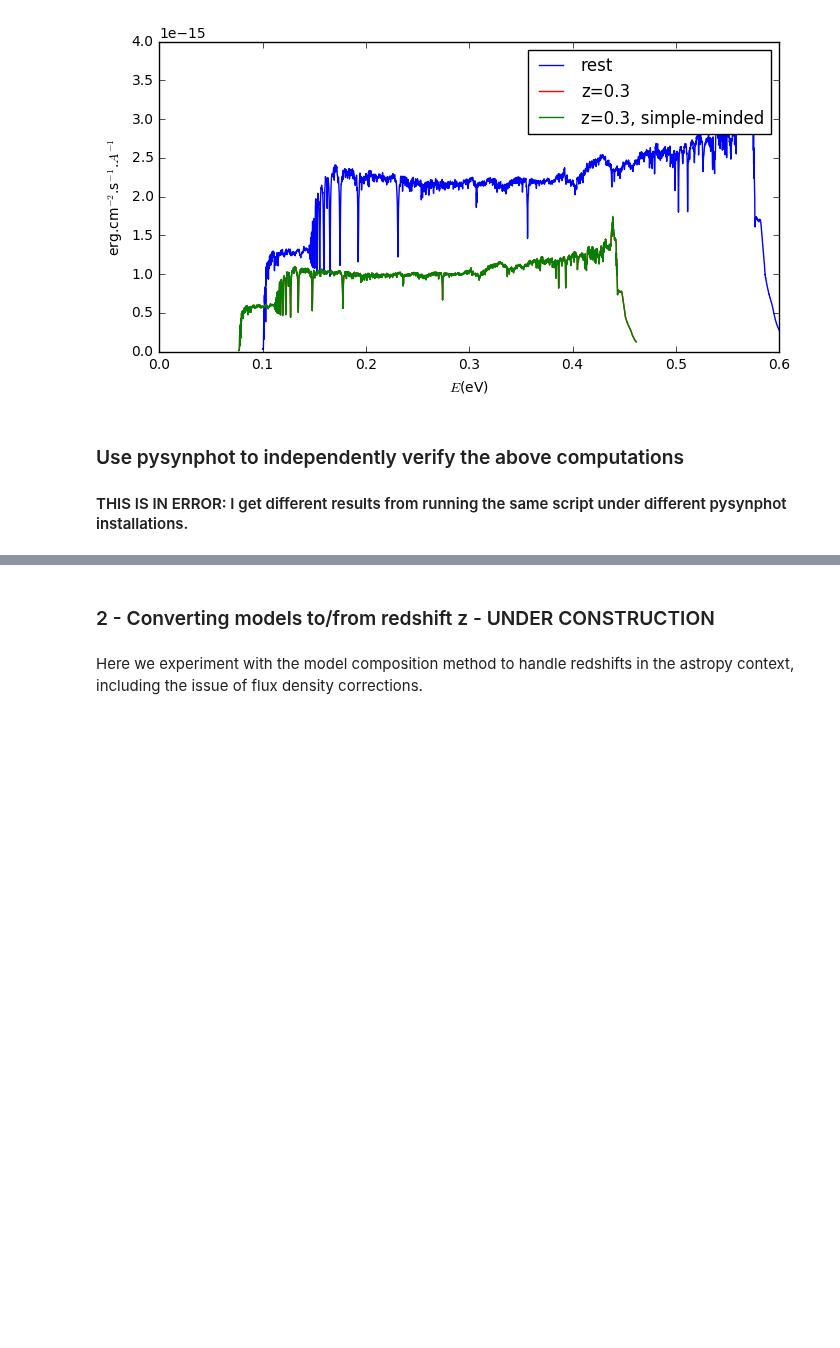
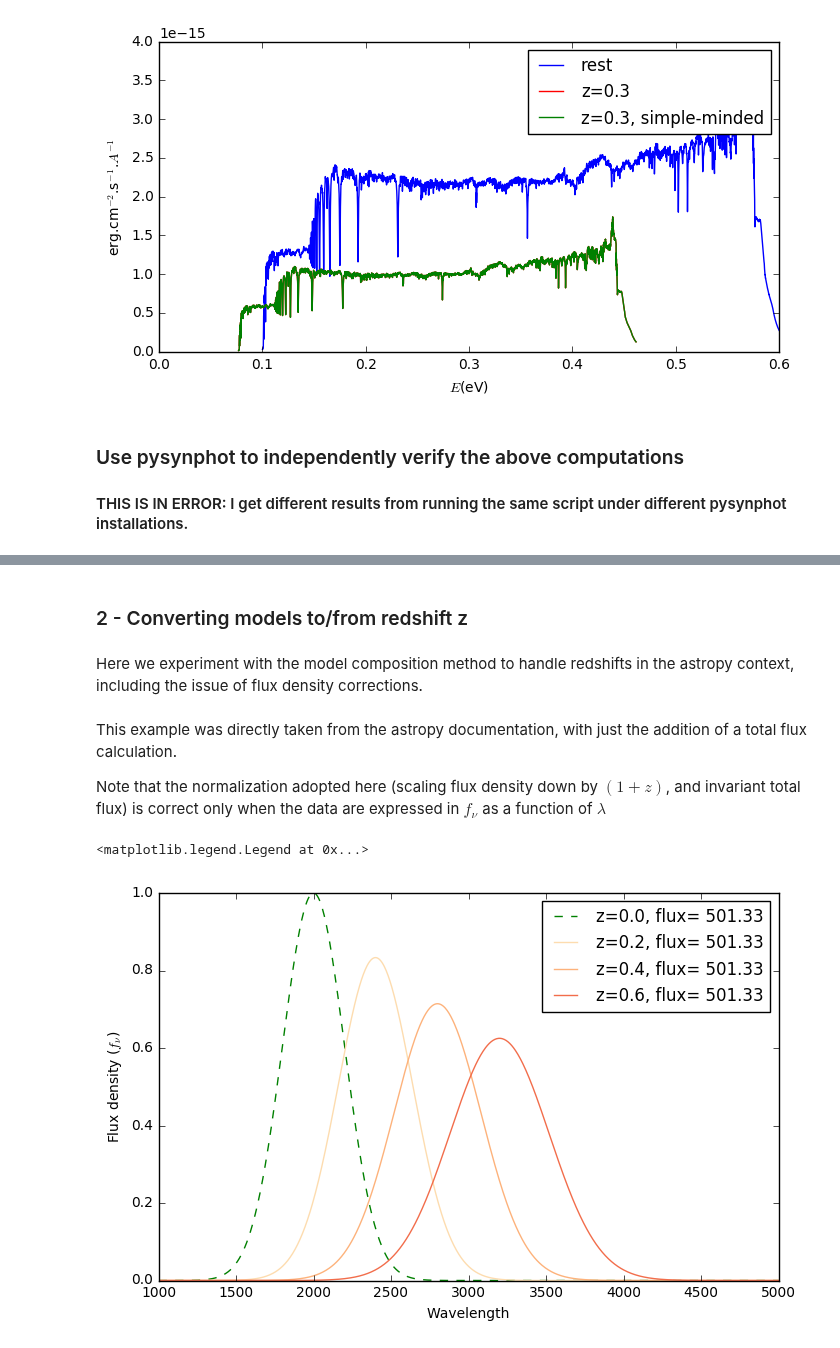
Before and after one commit to ibusko/experiments_specviz, a Jupyter notebook: experiment_redshift.ipynb, the cells around one changed output, grey strips where cells are left out. Saved outputs shown, nothing was run; the diff lists cells and outputs as text; code cells hidden in the pictures; blank space fills up the shorter version.

```diff
--- a/experiment_redshift.ipynb
+++ b/experiment_redshift.ipynb
@@ -250,4 +351,36 @@ Total flux of redshifted spectrum at z=0.50, corrected by (1.+z)^2 = 2.9997e-05
 # %% [markdown]
-<h3>2 - Converting models to/from redshift z  -  UNDER CONSTRUCTION   </h3>
+<h3>2 - Converting models to/from redshift z </h3>
 # %% [markdown]
 Here we experiment with the model composition method to handle redshifts in the astropy context, including the issue of flux density corrections.
+# %% [markdown]
+This example was directly taken from the astropy documentation, with just the addition of a total flux calculation.
+
+Note that the normalization adopted here (scaling flux density down by $(1+z)$, and invariant total flux) is correct only when the data are expressed in $f_{\nu}$ as a function of $\lambda$
+# %%
+label_format = 'z={:.2}, flux={:7.2f}'
+from astropy.modeling.models import RedshiftScaleFactor, Gaussian1D, Scale
+
+x = np.linspace(1000, 5000, 1000)
+dx = x[1:] - x[:-1]
+
+g0 = Gaussian1D(1, 2000, 200)
+y = g0(x)
+flux = np.sum(y[1:] * dx)
+plt.figure(figsize=(8, 5))
+plt.plot(x, g0(x), 'g--', label=label_format.format(0., flux))
+
+amplitude0 = g0.amplitude.value
+for z in (0.2, 0.4, 0.6):
+    rs = RedshiftScaleFactor(z).inverse
+    sc = Scale(1. / (1 + z))
+    y = (rs | g0 | sc)(x)
+    flux = np.sum(y[1:] * dx)
+
+    plt.plot(x, y, color=plt.cm.OrRd(z), label=label_format.format(z, flux))
+
+plt.xlabel('Wavelength')
+plt.ylabel(r'Flux density ($f_{\nu}$)')
+plt.legend()
+# %% [output]
+<matplotlib.legend.Legend at 0x...>
+[figure, added]
```
Also changed, not shown: parts of 18 cells of this notebook.
